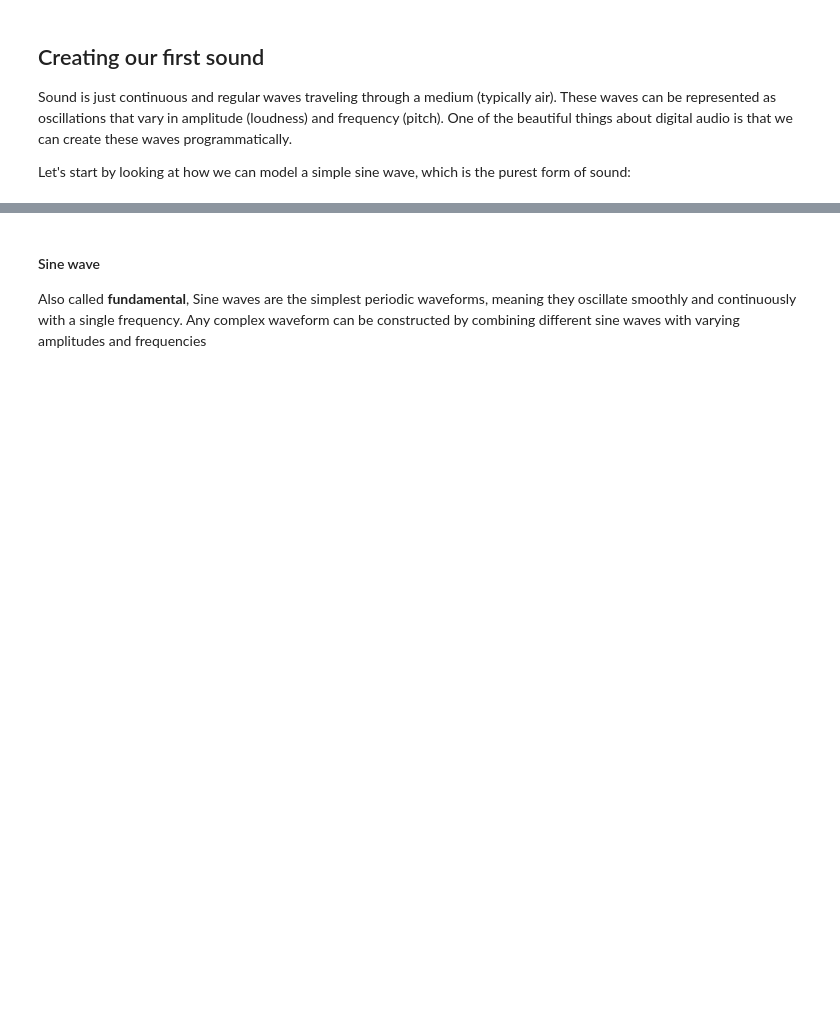
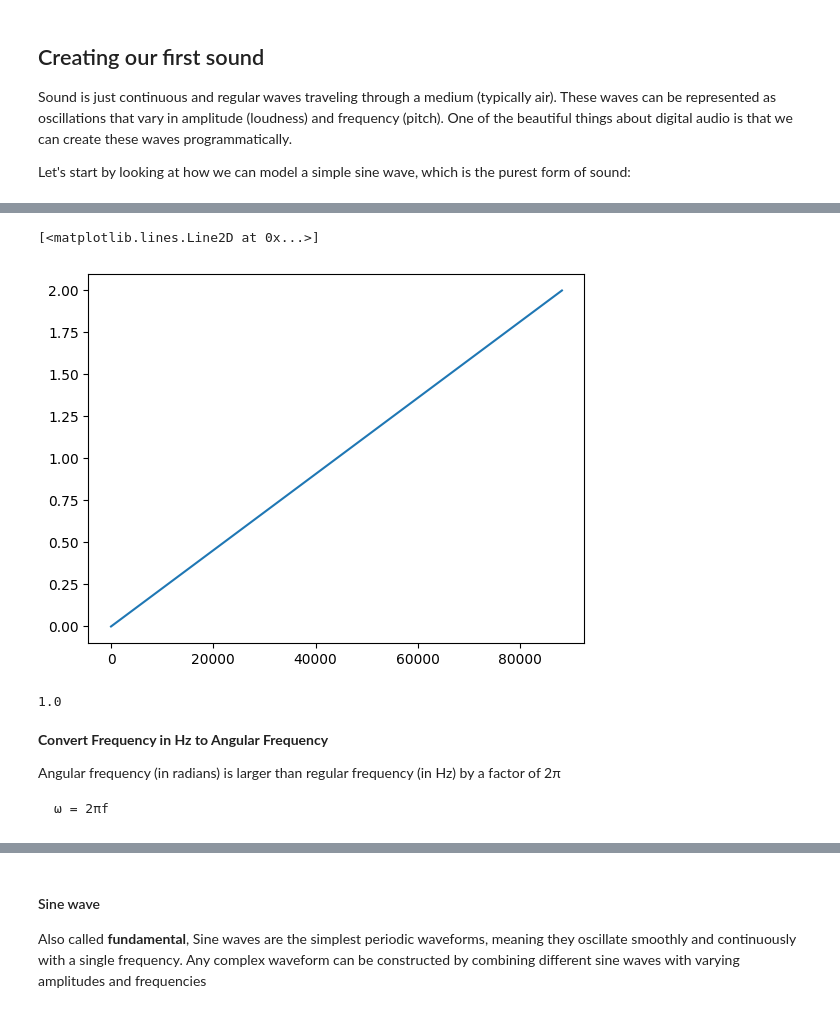
Before and after one commit to Sangarshanan/synthoor, a Jupyter notebook: tutorial/1.ipynb, the cells around one changed output, grey strips where cells are left out. Drawn from its saved outputs; the diff is of its cells as text; code cells hidden in the pictures; blank space fills up the shorter version.

````diff
--- a/tutorial/1.ipynb
+++ b/tutorial/1.ipynb
@@ -41,0 +23,26 @@ ipd.Audio(sine_wave, rate=sample_rate, normalize=False)
+# %%
+# Range of the sound: nsamples points equaly spaced in the range
+sample_space = np.linspace(
+    0, # start
+    duration, # stop
+    int(sample_rate * duration), # Number of samples to generate
+    endpoint=False # if True stop is the last sample, here its not included
+)
+plt.plot(sample_space)
+# %% [output]
+[<matplotlib.lines.Line2D at 0x...>]
+[figure, added]
+# %%
+# Numpy Sin of One angle
+np.sin(
+    np.pi/ 2 # Angle, in radians
+)
+# %% [output]
+1.0
+# %% [markdown]
+**Convert Frequency in Hz to Angular Frequency**
+
+Angular frequency (in radians) is larger than regular frequency (in Hz) by a factor of 2π
+```math
+ω = 2πf
+```
````
Also changed, not shown: parts of 26 cells of this notebook, 10 other files.
